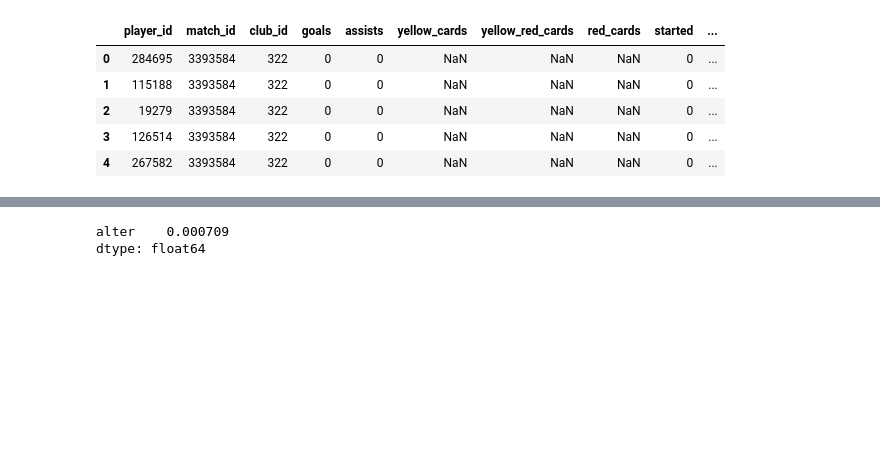
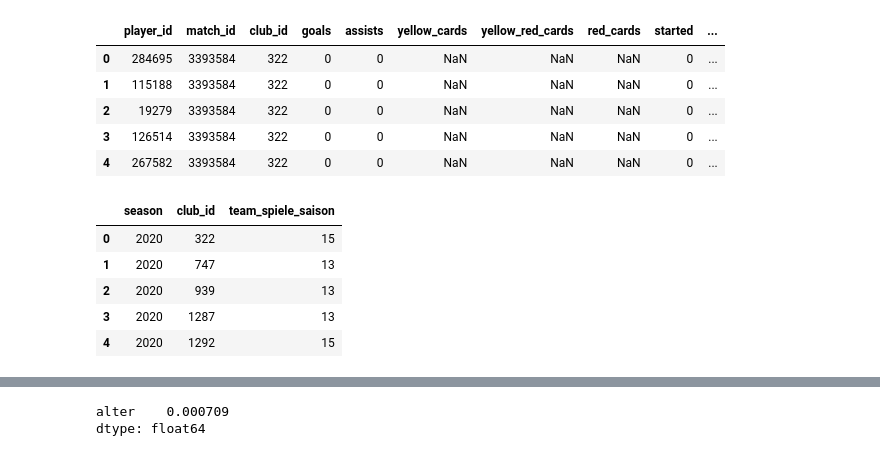
Before and after one commit to BDP26/pm4-iAM-Scout, a Jupyter notebook: recommender_model/feature_engineering.ipynb, the cells around one changed output, grey strips where cells are left out. Saved outputs shown, nothing was run; the diff lists cells and outputs as text; code cells hidden in the pictures; blank space fills up the shorter version.

```diff
--- a/recommender_model/feature_engineering.ipynb
+++ b/recommender_model/feature_engineering.ipynb
@@ -311,3 +320,20 @@ Name: count, dtype: int64
 | 2 | 19279 | 3393584 | 322 | 0 | 0 | NaN | NaN | NaN | 0 | ... |
 | 3 | 126514 | 3393584 | 322 | 0 | 0 | NaN | NaN | NaN | 0 | ... |
 | 4 | 267582 | 3393584 | 322 | 0 | 0 | NaN | NaN | NaN | 0 | ... |
+# %%
+# Cell 10.1
+club_season_matches = (
+    df[["season", "club_id", "match_id"]]
+    .drop_duplicates()
+    .groupby(["season", "club_id"], as_index=False)
+    .agg(team_spiele_saison=("match_id", "nunique"))
+)
+
+display(club_season_matches.head())
+# %% [output]
+|  | season | club_id | team_spiele_saison |
+| 0 | 2020 | 322 | 15 |
+| 1 | 2020 | 747 | 13 |
+| 2 | 2020 | 939 | 13 |
+| 3 | 2020 | 1287 | 13 |
+| 4 | 2020 | 1292 | 15 |
```
Also changed, not shown: parts of 20 cells of this notebook, 4 other files.
